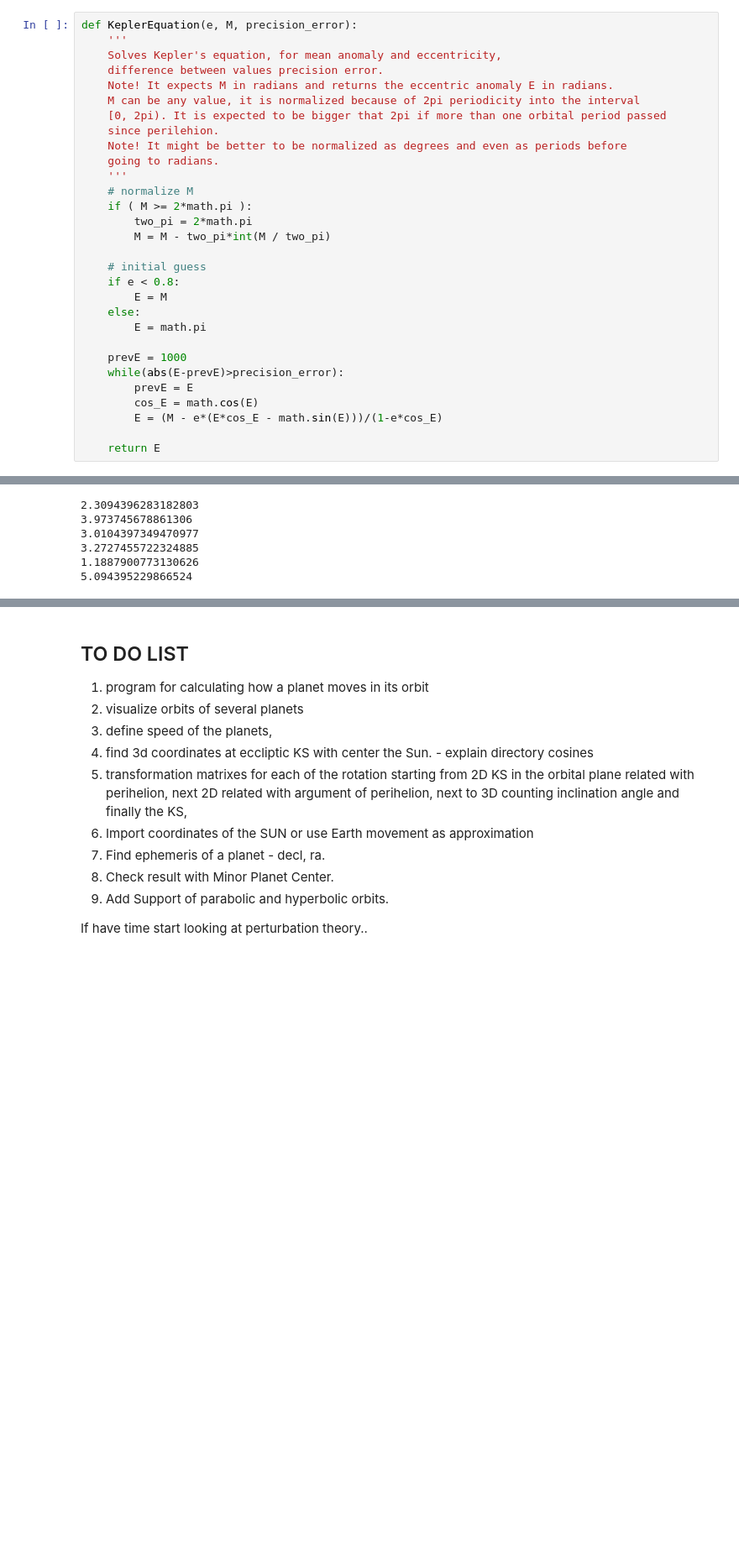
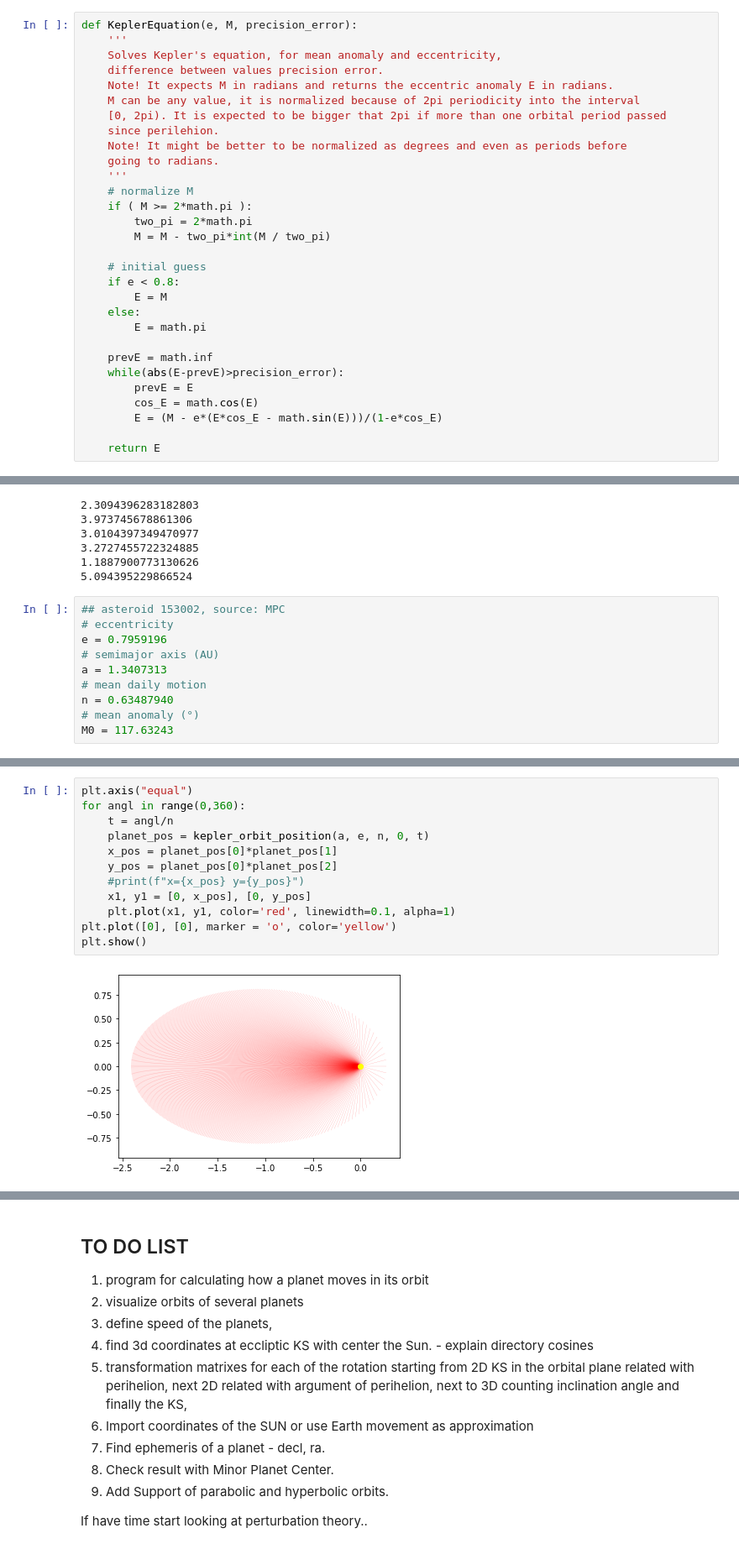
Before and after one commit to ogerassimov/ogi-teach-resources, a Jupyter notebook: project/PlanetMotion.ipynb, the cells around one changed output, grey strips where cells are left out. Shown at 84% size. Cells and saved outputs as stored; diff of their text form; blank space fills up the shorter version.

Commit message:
Kepler's orbit in the planet orbital plane

```diff
--- a/project/PlanetMotion.ipynb
+++ b/project/PlanetMotion.ipynb
@@ -752,7 +752,7 @@ def KeplerEquation(e, M, precision_error):
     else:
         E = math.pi
 
-    prevE = 1000
+    prevE = math.inf
     while(abs(E-prevE)>precision_error):
         prevE = E
         cos_E = math.cos(E)
@@ -839,3 +839,13 @@ print(KeplerEquation(ecc, M, 1e-10))
 3.2727455722324885
 1.1887900773130626
 5.094395229866524
+# %%
+## asteroid 153002, source: MPC
+# eccentricity
+e = 0.7959196
+# semimajor axis (AU)
+a = 1.3407313
+# mean daily motion
+n = 0.63487940
+# mean anomaly (°)
+M0 = 117.63243
@@ -841,0 +896,14 @@ print(KeplerEquation(ecc, M, 1e-10))
+# %%
+plt.axis("equal")
+for angl in range(0,360):
+    t = angl/n
+    planet_pos = kepler_orbit_position(a, e, n, 0, t)
+    x_pos = planet_pos[0]*planet_pos[1]
+    y_pos = planet_pos[0]*planet_pos[2]
+    #print(f"x={x_pos} y={y_pos}")
+    x1, y1 = [0, x_pos], [0, y_pos]
+    plt.plot(x1, y1, color='red', linewidth=0.1, alpha=1)
+plt.plot([0], [0], marker = 'o', color='yellow')
+plt.show()
+# %% [output]
+[figure, added]
```
Also changed, not shown: parts of 3 cells of this notebook.
